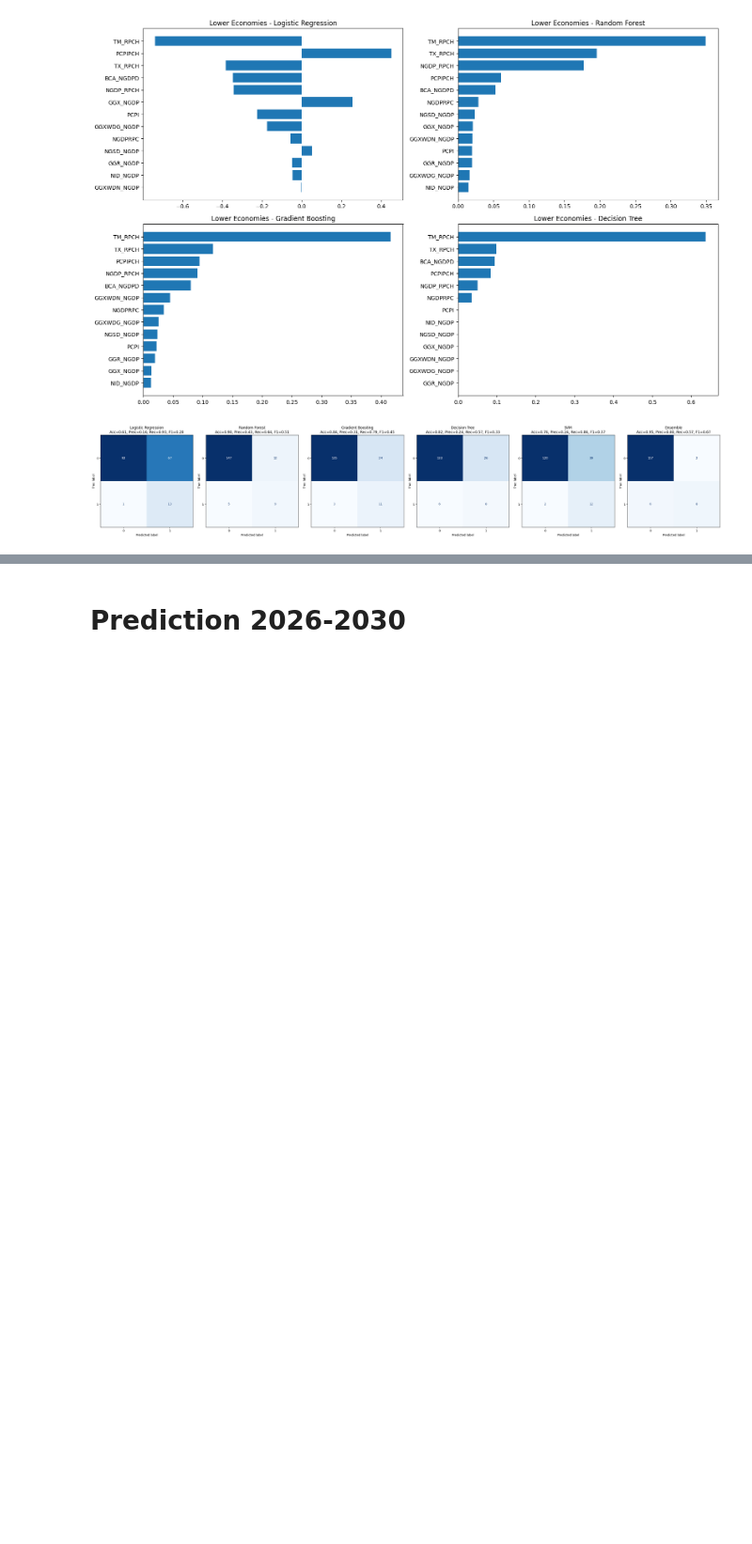
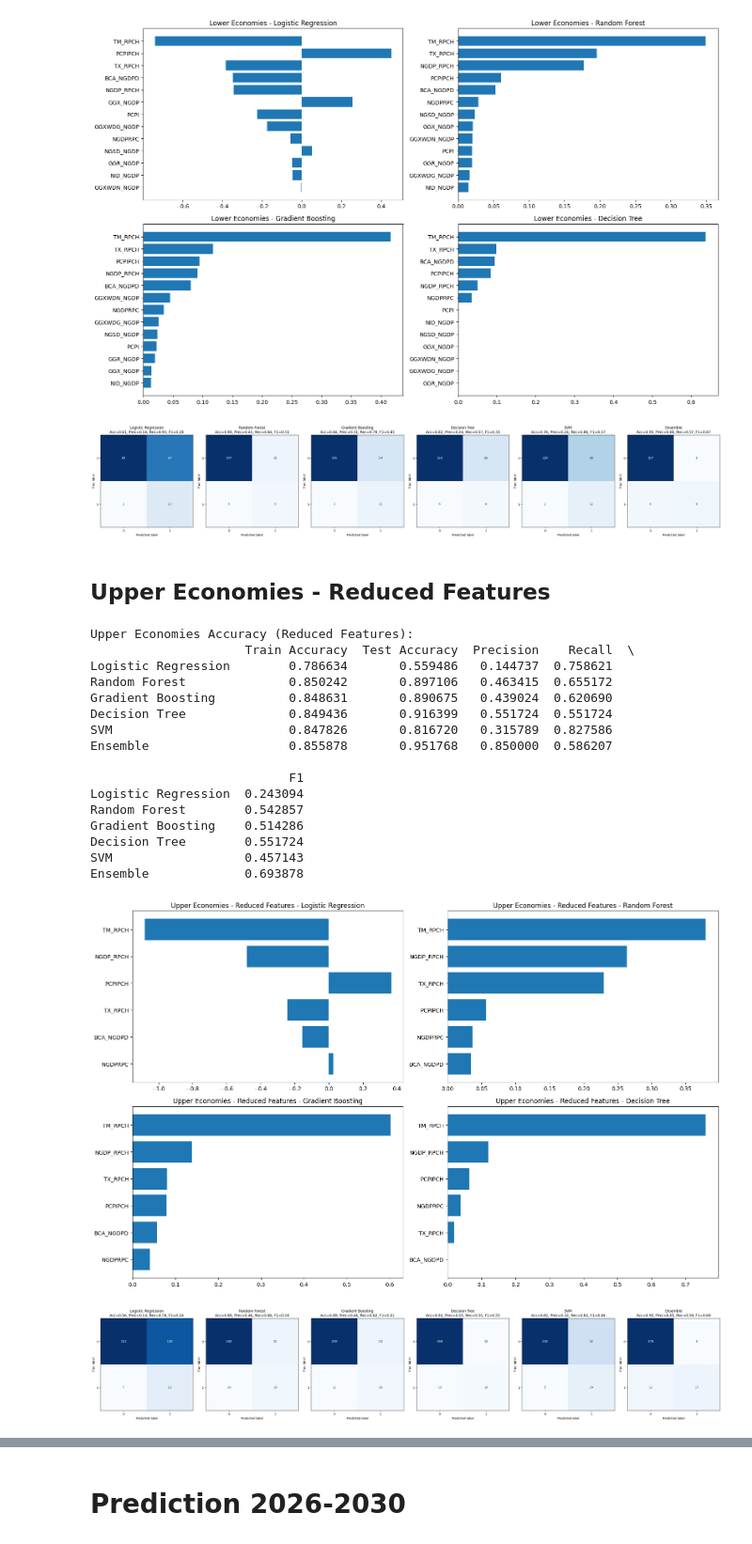
Before and after one commit to ningerdinger/Machine_Learning, a Jupyter notebook: Final_product.ipynb, the cells around one changed output, grey strips where cells are left out. Shown at 94% size. Saved outputs shown, nothing was run; the diff lists cells and outputs as text; code cells hidden in the pictures; blank space fills up the shorter version.

```diff
--- a/Final_product.ipynb
+++ b/Final_product.ipynb
@@ -765,3 +809,48 @@ SVM                  0.369231
 Ensemble             0.666667
 [figure]
 [figure]
+# %% [markdown]
+## Upper Economies - Reduced Features
+# %%
+X_upper = df_Upper_Economies[selected_features]
+y_upper = df_Upper_Economies["Recession"]
+
+split_index_upper = int(len(X_upper) * 0.8)
+X_train_upper = X_upper.iloc[:split_index_upper]
+X_test_upper = X_upper.iloc[split_index_upper:]
+y_train_upper = y_upper.iloc[:split_index_upper]
+y_test_upper = y_upper.iloc[split_index_upper:]
+
+# ✅ Unpack all three return values
+models_upper_reduced, summary_df_upper_reduced, confusion_mats_upper_reduced = train_all_models(
+    X_train_upper, y_train_upper, X_test_upper, y_test_upper, threshold=0.5
+)
+
+print("Upper Economies Accuracy (Reduced Features):")
+print(summary_df_upper_reduced)
+
+# Feature importance
+plot_feature_importance(models_upper_reduced, feature_names=selected_features,
+                        title_prefix="Upper Economies - Reduced Features - ")
+
+# ✅ Show confusion matrices (all in one window)
+show_confusion_matrices(confusion_mats_upper_reduced, summary_df_upper_reduced, threshold=0.5)
+# %% [output]
+Upper Economies Accuracy (Reduced Features):
+                     Train Accuracy  Test Accuracy  Precision    Recall  \
+Logistic Regression        0.786634       0.559486   0.144737  0.758621
+Random Forest              0.850242       0.897106   0.463415  0.655172
+Gradient Boosting          0.848631       0.890675   0.439024  0.620690
+Decision Tree              0.849436       0.916399   0.551724  0.551724
+SVM                        0.847826       0.816720   0.315789  0.827586
+Ensemble                   0.855878       0.951768   0.850000  0.586207
+
+                           F1
+Logistic Regression  0.243094
+Random Forest        0.542857
+Gradient Boosting    0.514286
+Decision Tree        0.551724
+SVM                  0.457143
+Ensemble             0.693878
+[figure, added]
+[figure, added]
```
Also changed, not shown: parts of 7 cells of this notebook.
